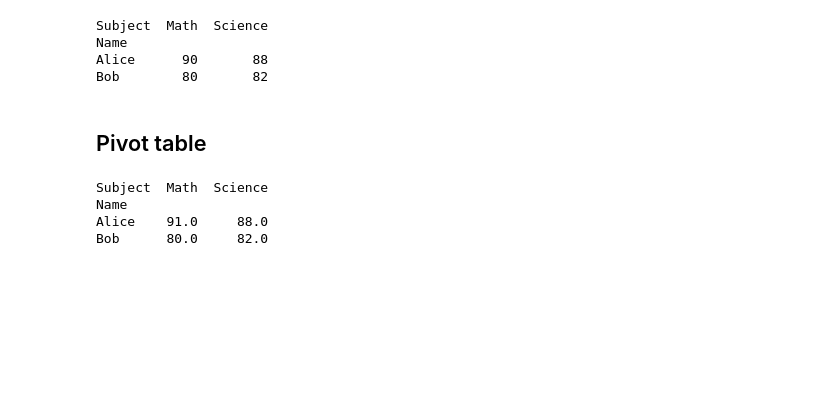
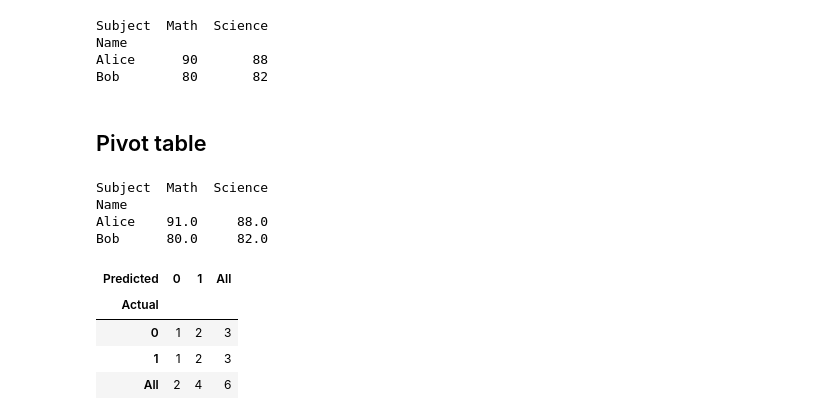
Before and after one commit to Shanmukh15501/DSML_PRACTISE_FILES, a Jupyter notebook: Pandas/FINAL_NOTES/0_pandas_notes.ipynb, the cells around one changed output. Saved outputs shown, nothing was run; the diff lists cells and outputs as text; code cells hidden in the pictures; blank space fills up the shorter version.

```diff
--- a/Pandas/FINAL_NOTES/0_pandas_notes.ipynb
+++ b/Pandas/FINAL_NOTES/0_pandas_notes.ipynb
@@ -781,3 +781,13 @@ Subject  Math  Science
 Name
 Alice    91.0     88.0
 Bob      80.0     82.0
+# %%
+y_test = [1,1,1,0,0,0]
+y_pred = [1,1,0,1,1,0]
+pd.crosstab(y_test, y_pred, rownames=['Actual'], colnames=['Predicted'], margins=True)
+# %% [output]
+| Predicted | 0 | 1 | All |
+| Actual |  |  |  |
+| 0 | 1 | 2 | 3 |
+| 1 | 1 | 2 | 3 |
+| All | 2 | 4 | 6 |
```
Also changed, not shown: parts of 1 cell of this notebook, 5 other files.
